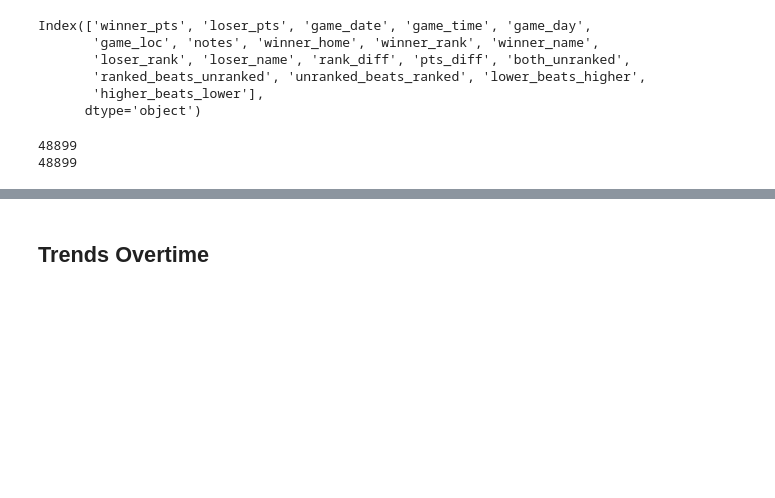
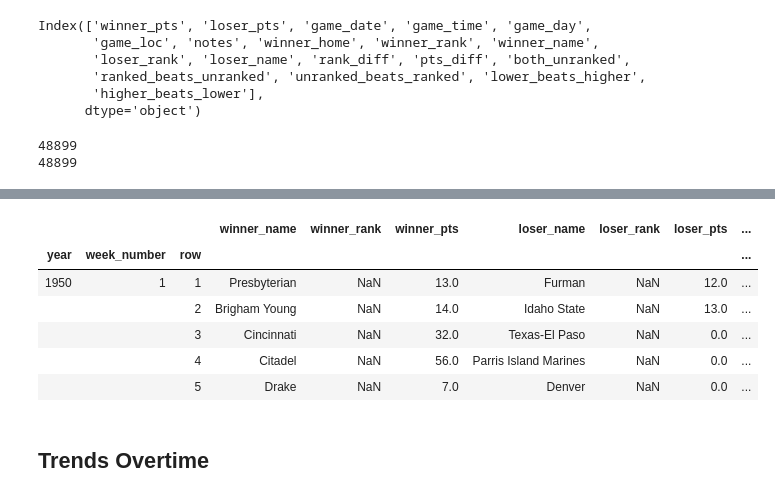
Before and after one commit to redhairedcelt/College_Football_Analysis, a Jupyter notebook: CF Analysis.ipynb, the cells around one changed output, grey strips where cells are left out. Drawn from its saved outputs; the diff is of its cells as text; code cells hidden in the pictures; blank space fills up the shorter version.

```diff
--- a/CF Analysis.ipynb
+++ b/CF Analysis.ipynb
@@ -325,6 +348,18 @@ records.groupby('winner_name').mean().sort_values('winner_rank').head(10)
 | Army | 30.668622 | 12.879765 | 0.788856 | 8.368421 | 12.125000 | 6.000000 | 17.788856 | 0.865103 | ... |
 | Miami (FL) | 31.900196 | 11.900196 | 0.651663 | 8.450355 | 11.513761 | 4.000000 | 20.000000 | 0.383562 | ... |
 | Notre Dame | 31.668529 | 12.906890 | 0.635009 | 8.643038 | 11.419118 | 2.657143 | 18.761639 | 0.206704 | ... |
+# %%
+teams = records[['winner_name', 'winner_rank', 'winner_pts','loser_name',
+                 'loser_rank', 'loser_pts', 'rank_diff', 'pts_diff']]
+teams.head()
+# %% [output]
+|  |  |  | winner_name | winner_rank | winner_pts | loser_name | loser_rank | loser_pts | ... |
+| year | week_number | row |  |  |  |  |  |  | ... |
+| 1950 | 1 | 1 | Presbyterian | NaN | 13.0 | Furman | NaN | 12.0 | ... |
+|  |  | 2 | Brigham Young | NaN | 14.0 | Idaho State | NaN | 13.0 | ... |
+|  |  | 3 | Cincinnati | NaN | 32.0 | Texas-El Paso | NaN | 0.0 | ... |
+|  |  | 4 | Citadel | NaN | 56.0 | Parris Island Marines | NaN | 0.0 | ... |
+|  |  | 5 | Drake | NaN | 7.0 | Denver | NaN | 0.0 | ... |
 # %% [markdown]
 ## Trends Overtime
 # %%
```
Also changed, not shown: parts of 3 cells of this notebook, 1 other file.
